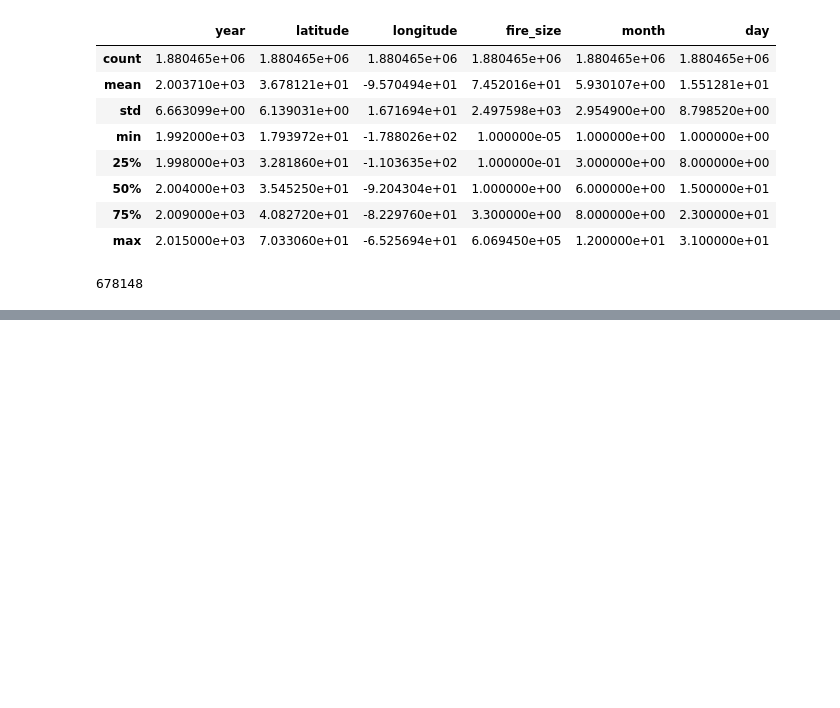
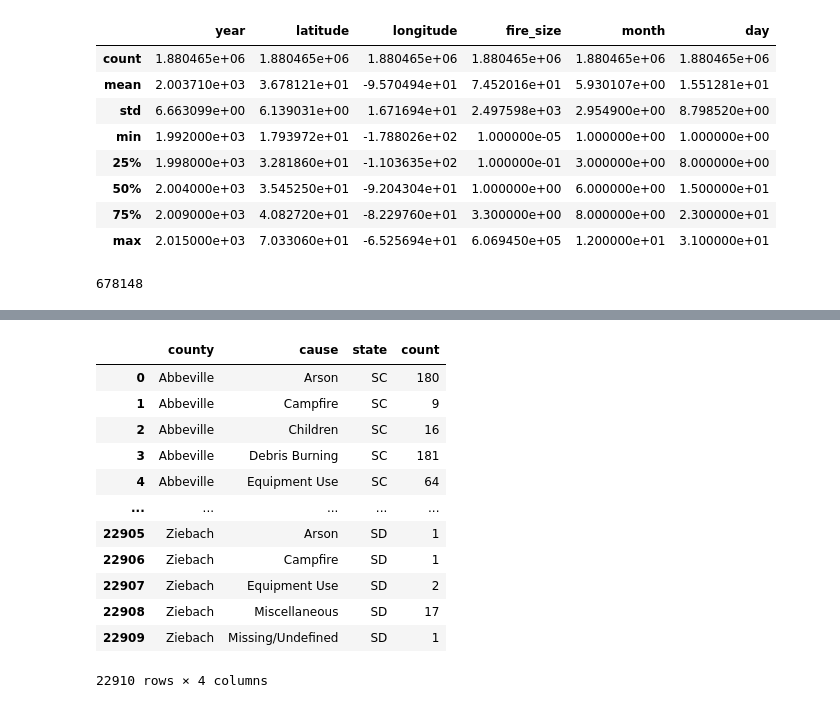
Before and after one commit to xaviercslung/Wildfire-Analysis, a Jupyter notebook: wildfire_pui_final.ipynb, the cells around one changed output, grey strips where cells are left out. Drawn from its saved outputs; the diff is of its cells as text; code cells hidden in the pictures; blank space fills up the shorter version.

```diff
--- a/wildfire_pui_final.ipynb
+++ b/wildfire_pui_final.ipynb
@@ -94,0 +107,6 @@ wf['county'].isnull().sum()
+# %%
+states = ["AL", "AK", "AZ", "AR", "CA", "CO", "CT", "DC", "DE", "FL", "GA",
+          "HI", "ID", "IL", "IN", "IA", "KS", "KY", "LA", "ME", "MD",
+          "MA", "MI", "MN", "MS", "MO", "MT", "NE", "NV", "NH", "NJ",
+          "NM", "NY", "NC", "ND", "OH", "OK", "OR", "PA", "RI", "SC",
+          "SD", "TN", "TX", "UT", "VT", "VA", "WA", "WV", "WI", "WY"]
@@ -94,0 +117,2 @@ wf['county'].isnull().sum()
+# %%
+wf = wf[wf.state.isin(states)]
@@ -132,0 +164,18 @@ geo_df.plot(ax=ax,markersize = 0.1, color='red',marker='o')
+# %%
+wf_causes = wf_causes[['county','cause','state']].groupby(['county','cause','state']).size().reset_index()
+wf_causes.rename(columns={0:'count'},inplace=True)
+wf_causes
+# %% [output]
+|  | county | cause | state | count |
+| 0 | Abbeville | Arson | SC | 180 |
+| 1 | Abbeville | Campfire | SC | 9 |
+| 2 | Abbeville | Children | SC | 16 |
+| 3 | Abbeville | Debris Burning | SC | 181 |
+| 4 | Abbeville | Equipment Use | SC | 64 |
+| ... | ... | ... | ... | ... |
+| 22905 | Ziebach | Arson | SD | 1 |
+| 22906 | Ziebach | Campfire | SD | 1 |
+| 22907 | Ziebach | Equipment Use | SD | 2 |
+| 22908 | Ziebach | Miscellaneous | SD | 17 |
+| 22909 | Ziebach | Missing/Undefined | SD | 1 |
+22910 rows × 4 columns
```
Also changed, not shown: parts of 35 cells of this notebook.
